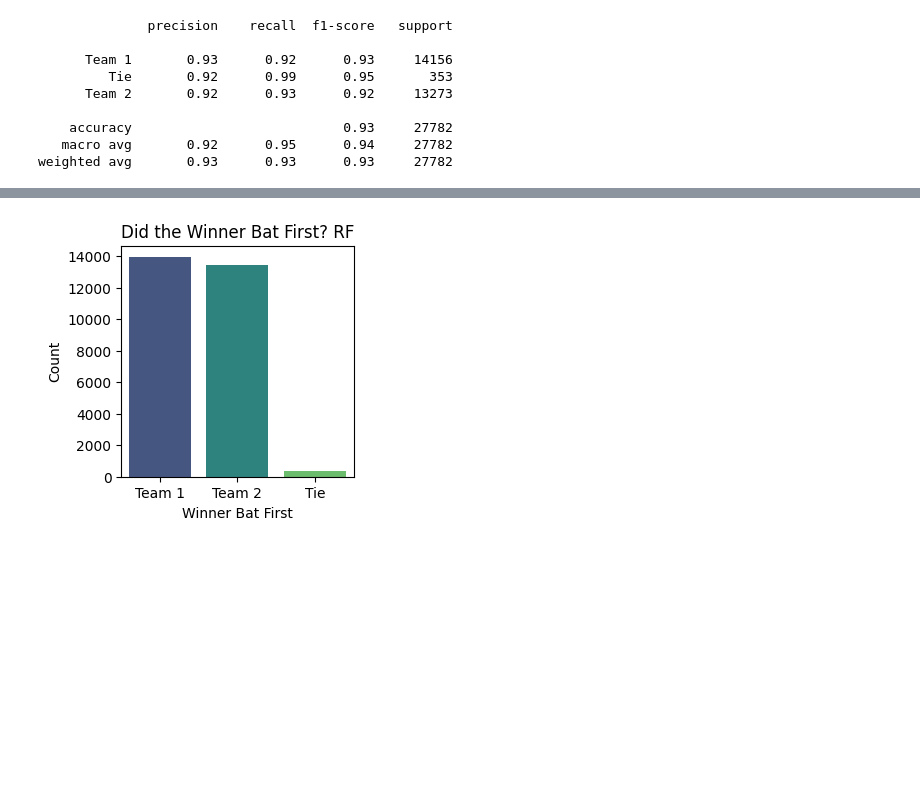
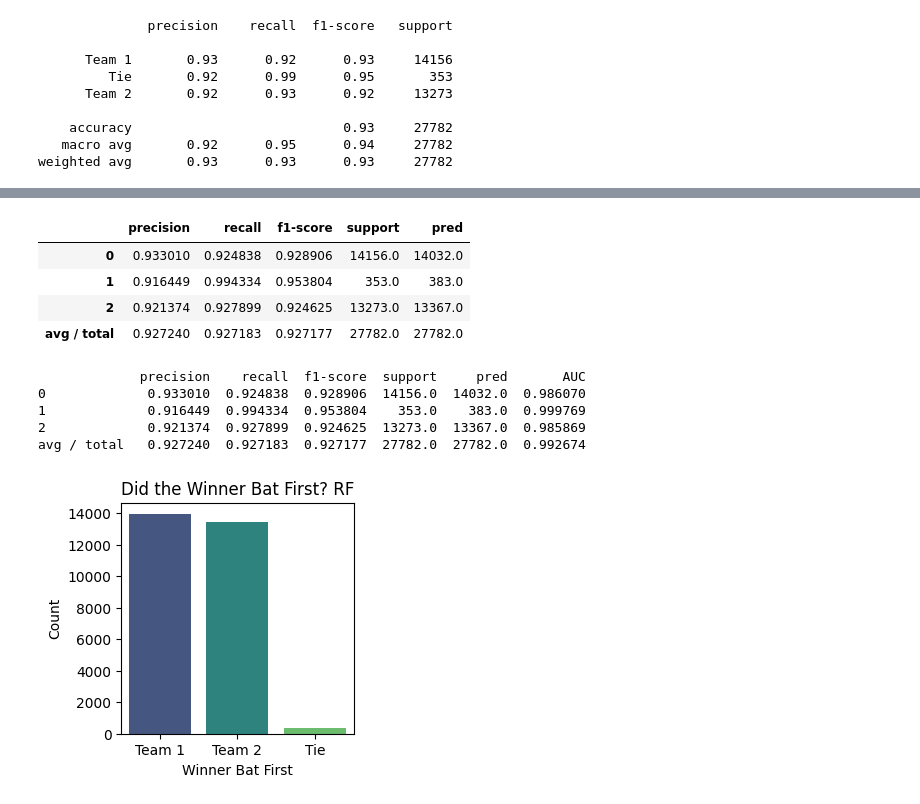
Before and after one commit to Swalke20/DLS_Project, a Jupyter notebook: RF_model.ipynb, the cells around one changed output, grey strips where cells are left out. Drawn from its saved outputs; the diff is of its cells as text; code cells hidden in the pictures; blank space fills up the shorter version.

```diff
--- a/RF_model.ipynb
+++ b/RF_model.ipynb
@@ -803,3 +984,24 @@ weighted avg       0.93      0.93      0.93     27782
+# %%
+class_report(y_true=y_test, y_pred=model.predict(X_test), y_score=None, average='micro')
+# %% [output]
+|  | precision | recall | f1-score | support | pred |
+| 0 | 0.933010 | 0.924838 | 0.928906 | 14156.0 | 14032.0 |
+| 1 | 0.916449 | 0.994334 | 0.953804 | 353.0 | 383.0 |
+| 2 | 0.921374 | 0.927899 | 0.924625 | 13273.0 | 13367.0 |
+| avg / total | 0.927240 | 0.927183 | 0.927177 | 27782.0 | 27782.0 |
+# %%
+report_with_auc = class_report(
+    y_true=y_test,
+    y_pred=model.predict(X_test),
+    y_score=model.predict_proba(X_test))
+
+print(report_with_auc)
+# %% [output]
+             precision    recall  f1-score  support     pred       AUC
+0             0.933010  0.924838  0.928906  14156.0  14032.0  0.986070
+1             0.916449  0.994334  0.953804    353.0    383.0  0.999769
+2             0.921374  0.927899  0.924625  13273.0  13367.0  0.985869
+avg / total   0.927240  0.927183  0.927177  27782.0  27782.0  0.992674
 # %%
 y_test_pred_list  = []
 for y in y_test_pred:
```
Also changed, not shown: parts of 5 cells of this notebook.
